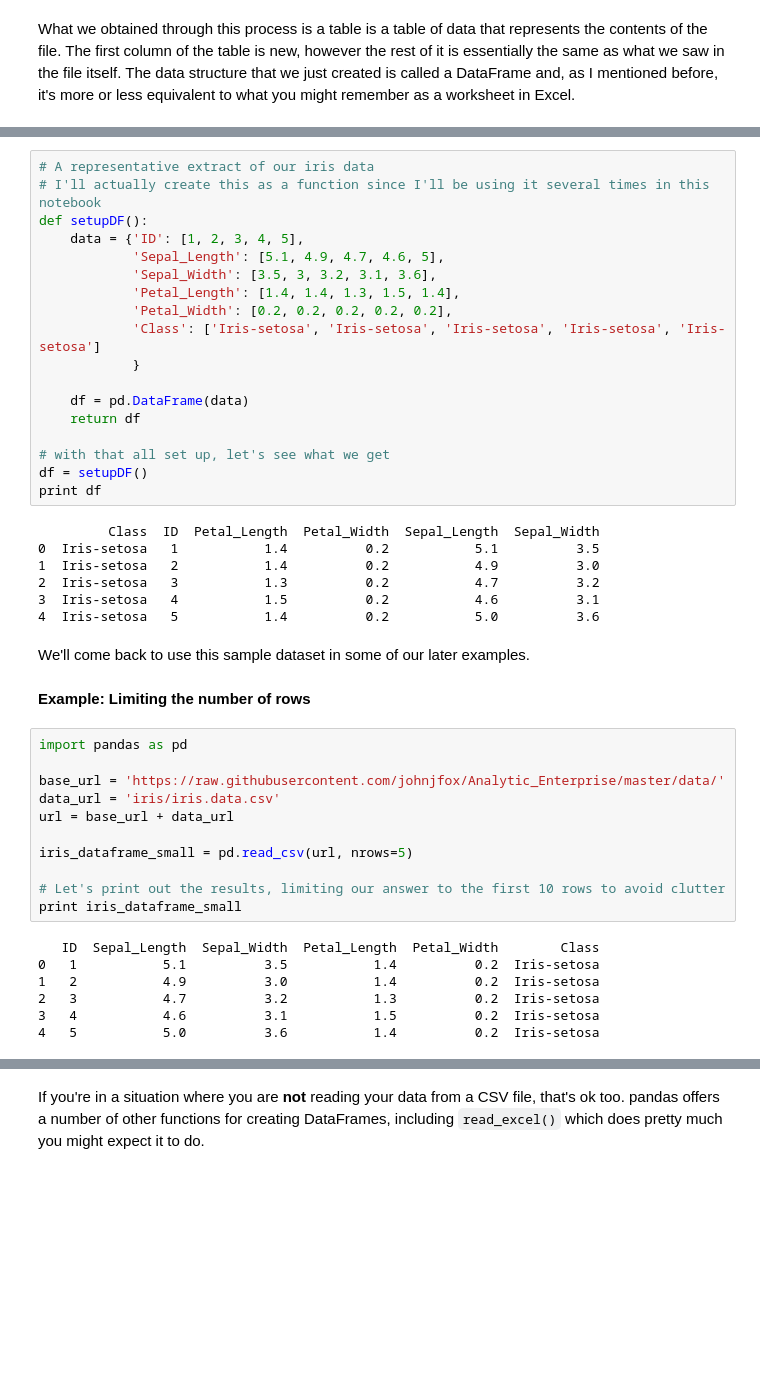
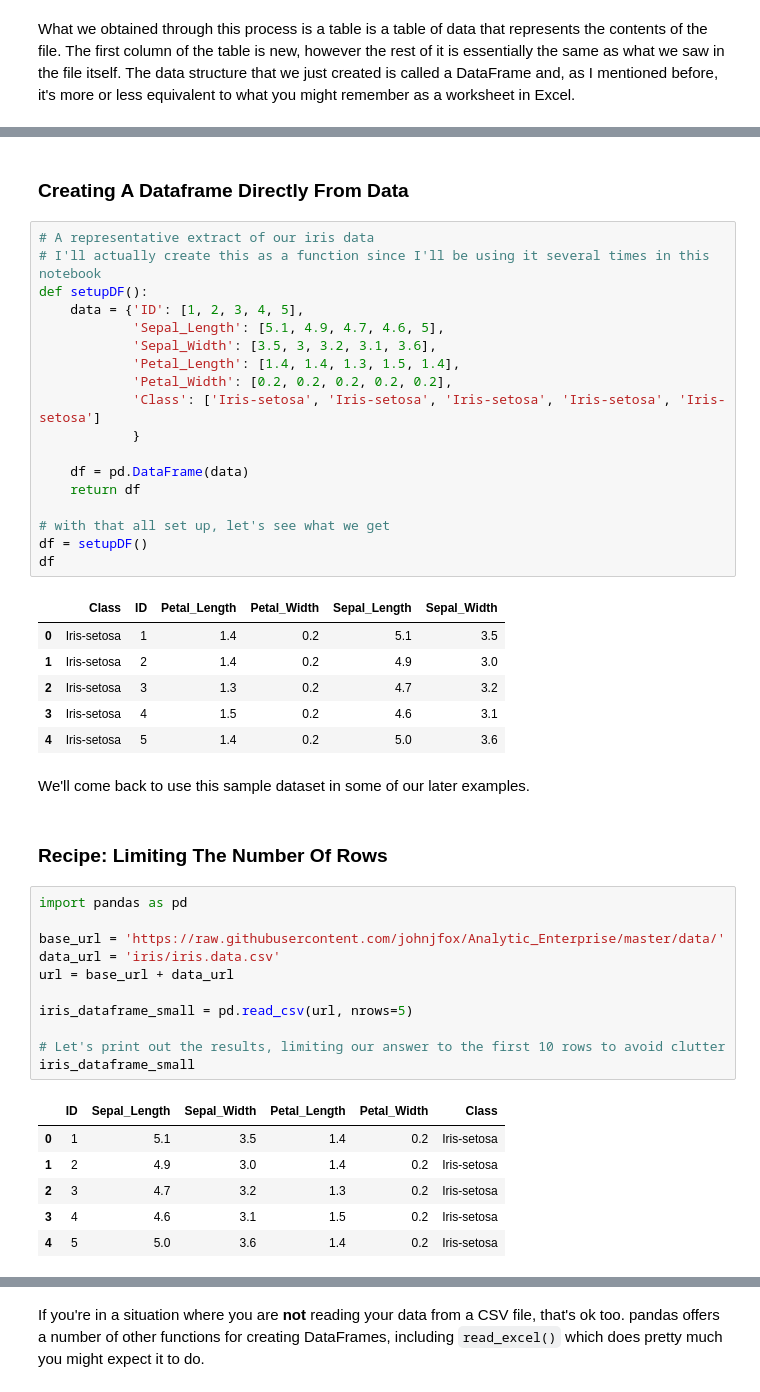
Before and after one commit to johnjfox/Analytic_Enterprise, a Jupyter notebook: slides/02a_Pandas_Overview.ipynb, the cells around one changed output, grey strips where cells are left out. Saved outputs shown, nothing was run; the diff lists cells and outputs as text; blank space fills up the shorter version.

```diff
--- a/slides/02a_Pandas_Overview.ipynb
+++ b/slides/02a_Pandas_Overview.ipynb
@@ -118,3 +89,5 @@ While we're talking about the creation of DataFrames, you should know that we ca
+# %% [markdown]
+### Creating A Dataframe Directly From Data
 # %%
 # A representative extract of our iris data
 # I'll actually create this as a function since I'll be using it several times in this notebook
@@ -132,34 +105,34 @@ def setupDF():
 
 # with that all set up, let's see what we get
 df = setupDF()
-print df
+df
 # %% [output]
-         Class  ID  Petal_Length  Petal_Width  Sepal_Length  Sepal_Width
-0  Iris-setosa   1           1.4          0.2           5.1          3.5
-1  Iris-setosa   2           1.4          0.2           4.9          3.0
-2  Iris-setosa   3           1.3          0.2           4.7          3.2
-3  Iris-setosa   4           1.5          0.2           4.6          3.1
-4  Iris-setosa   5           1.4          0.2           5.0          3.6
+|  | Class | ID | Petal_Length | Petal_Width | Sepal_Length | Sepal_Width |
+| 0 | Iris-setosa | 1 | 1.4 | 0.2 | 5.1 | 3.5 |
+| 1 | Iris-setosa | 2 | 1.4 | 0.2 | 4.9 | 3.0 |
+| 2 | Iris-setosa | 3 | 1.3 | 0.2 | 4.7 | 3.2 |
+| 3 | Iris-setosa | 4 | 1.5 | 0.2 | 4.6 | 3.1 |
+| 4 | Iris-setosa | 5 | 1.4 | 0.2 | 5.0 | 3.6 |
 # %% [markdown]
 We'll come back to use this sample dataset in some of our later examples.
-# %% [markdown]
-**Example: Limiting the number of rows**
+# %% [markdown]
+### Recipe: Limiting The Number Of Rows
 # %%
 import pandas as pd
 
 base_url = 'https://raw.githubusercontent.com/johnjfox/Analytic_Enterprise/master/data/'
 data_url = 'iris/iris.data.csv'
 url = base_url + data_url
 
 iris_dataframe_small = pd.read_csv(url, nrows=5)
 
 # Let's print out the results, limiting our answer to the first 10 rows to avoid clutter
-print iris_dataframe_small
+iris_dataframe_small
 # %% [output]
-   ID  Sepal_Length  Sepal_Width  Petal_Length  Petal_Width        Class
-0   1           5.1          3.5           1.4          0.2  Iris-setosa
-1   2           4.9          3.0           1.4          0.2  Iris-setosa
-2   3           4.7          3.2           1.3          0.2  Iris-setosa
-3   4           4.6          3.1           1.5          0.2  Iris-setosa
-4   5           5.0          3.6           1.4          0.2  Iris-setosa
+|  | ID | Sepal_Length | Sepal_Width | Petal_Length | Petal_Width | Class |
+| 0 | 1 | 5.1 | 3.5 | 1.4 | 0.2 | Iris-setosa |
+| 1 | 2 | 4.9 | 3.0 | 1.4 | 0.2 | Iris-setosa |
+| 2 | 3 | 4.7 | 3.2 | 1.3 | 0.2 | Iris-setosa |
+| 3 | 4 | 4.6 | 3.1 | 1.5 | 0.2 | Iris-setosa |
+| 4 | 5 | 5.0 | 3.6 | 1.4 | 0.2 | Iris-setosa |
 # %% [markdown]
```
Also changed, not shown: parts of 105 cells of this notebook, 9 other files.
